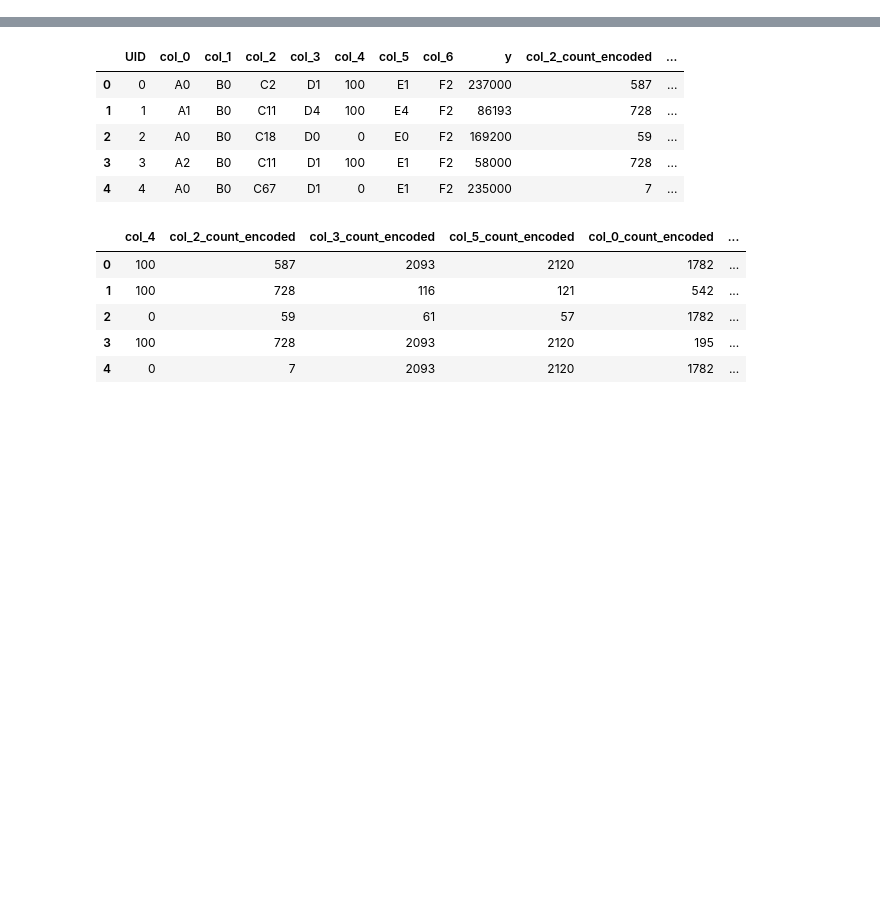
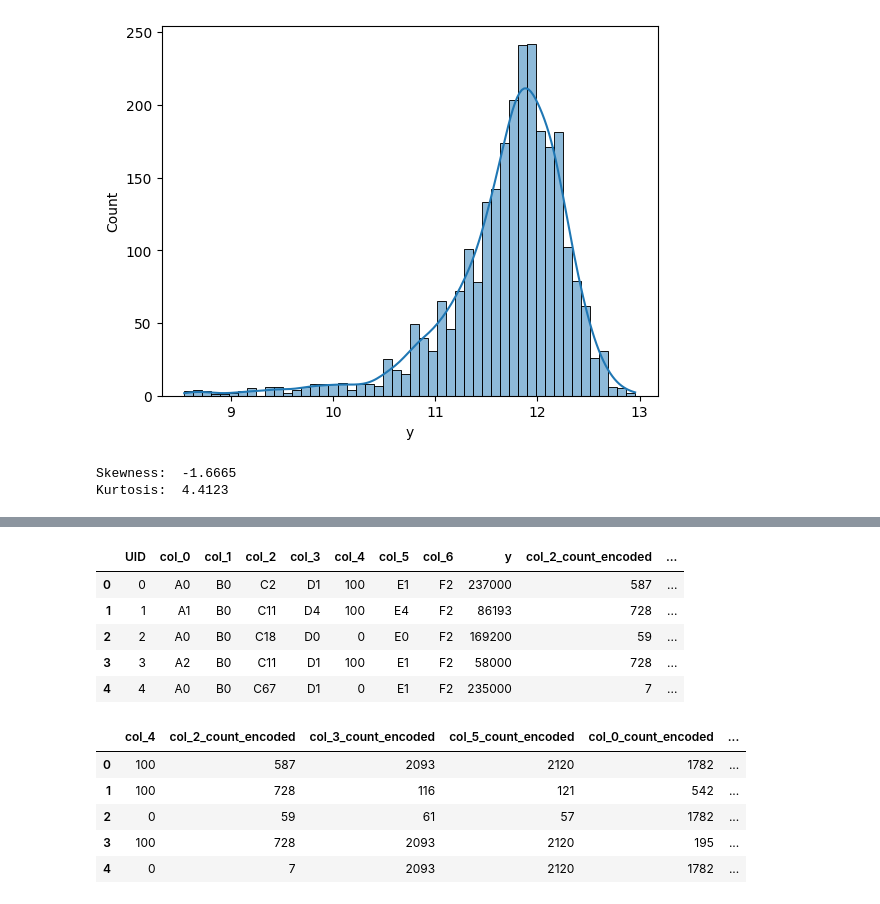
Before and after one commit to Mubassir1820/Kaggle_competition, a Jupyter notebook: Kaggle_comp.ipynb, the cells around one changed output, grey strips where cells are left out. Drawn from its saved outputs; the diff is of its cells as text; code cells hidden in the pictures; blank space fills up the shorter version.

```diff
--- a/Kaggle_comp.ipynb
+++ b/Kaggle_comp.ipynb
@@ -200,0 +42,12 @@ dtype: int64
+# %%
+# Convert target column to log1p, for lower skewness and better performance
+train_target = np.log1p(train_target)
+train.drop(target, axis=1, inplace=True)
+sns.histplot(train_target, kde=True)
+plt.show()
+print('Skewness: ', f'{train_target.skew():.4f}')
+print('Kurtosis: ', f'{train_target.kurt():.4f}')
+# %% [output]
+[figure, added]
+Skewness:  -1.6665
+Kurtosis:  4.4123
```
Also changed, not shown: parts of 46 cells of this notebook.
